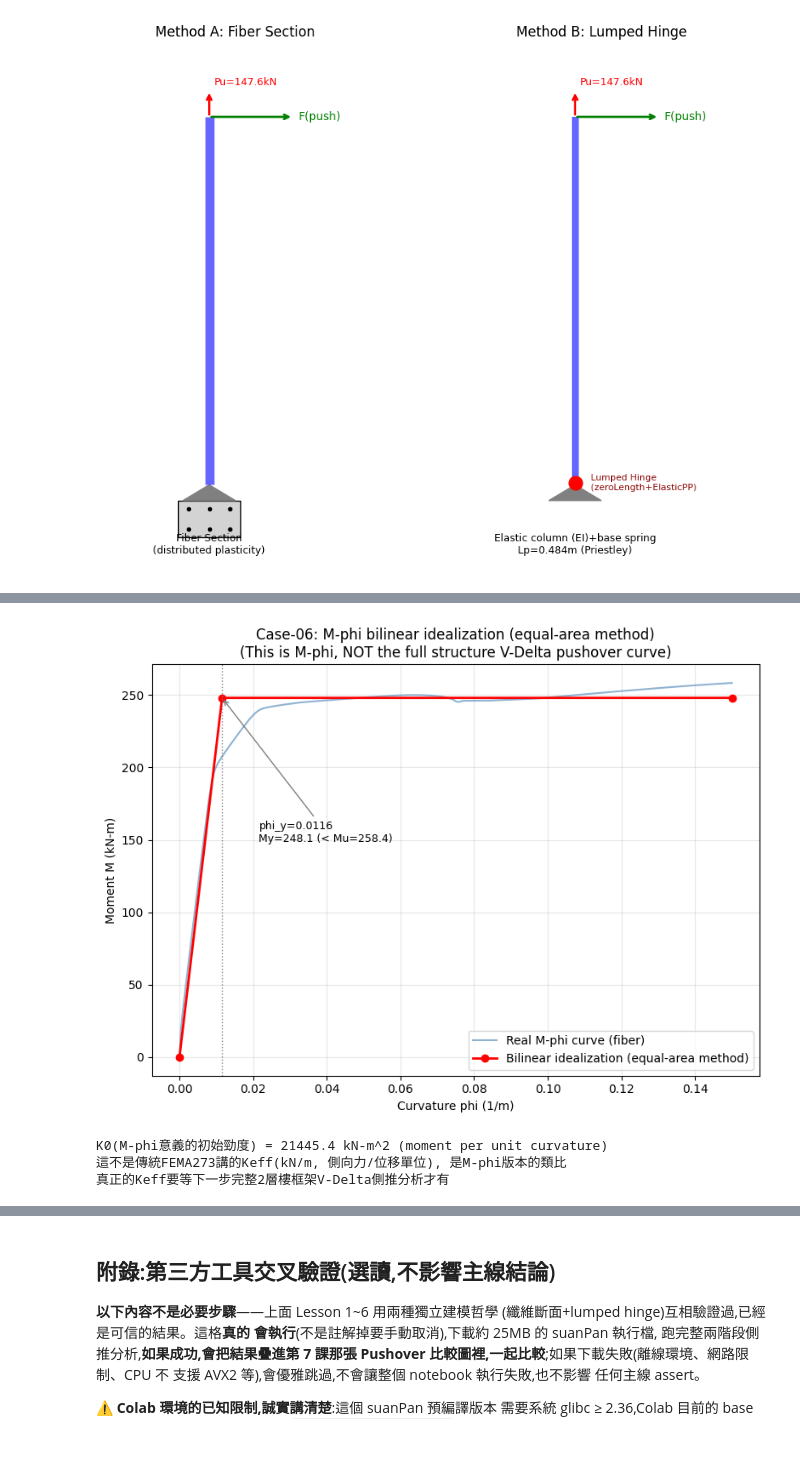
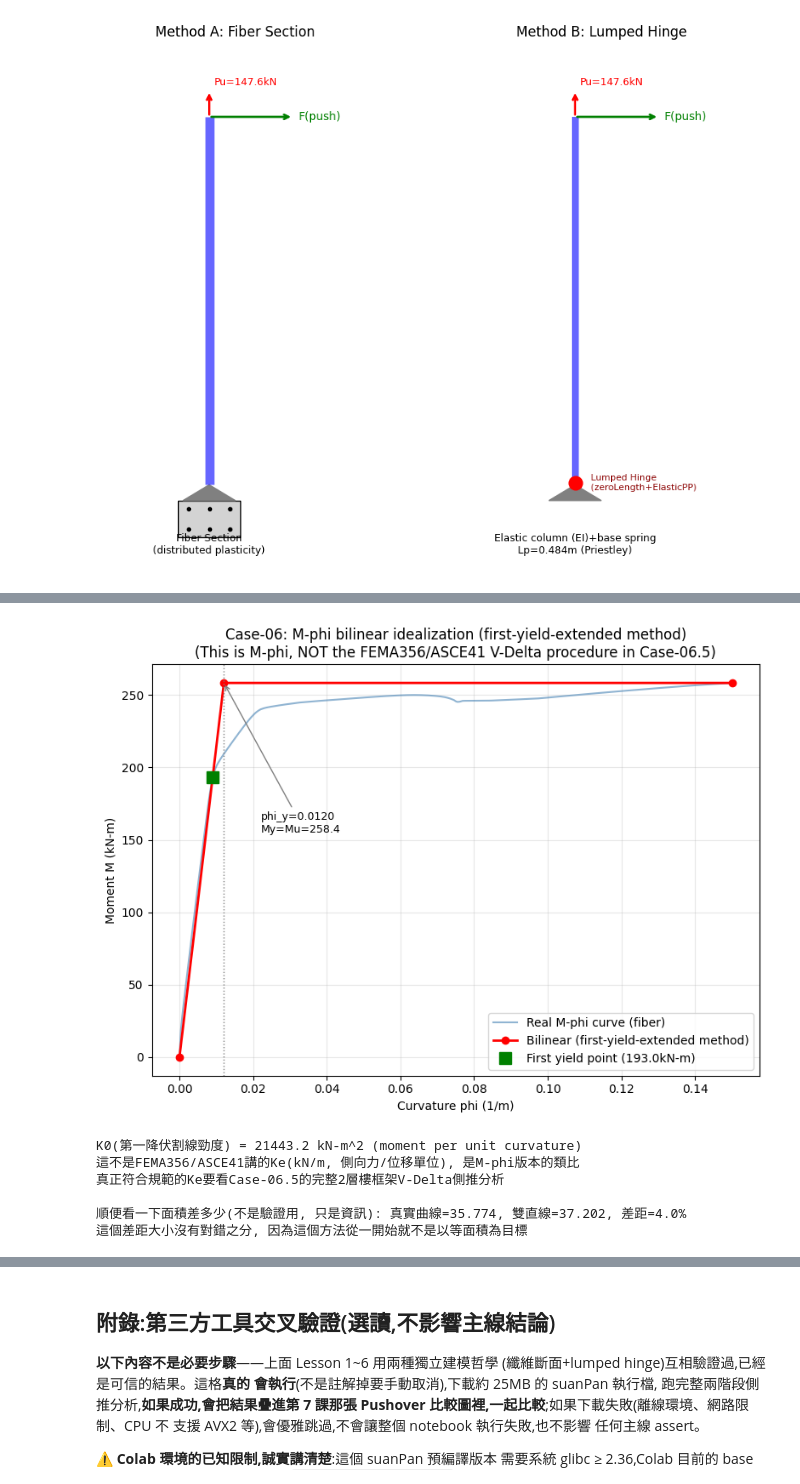
Before and after one commit to zhixiu0223/taiwan-seismic-code-calc, a Jupyter notebook: notebooks/case06_fiber_pm_interaction.ipynb, the cells around one changed output, grey strips where cells are left out. Cells and saved outputs as stored; diff of their text form; code cells hidden in the pictures; blank space fills up the shorter version.

Commit message:
FEMA356:0.6Vy割線穿越 m-phi:第一降伏點

```diff
--- a/notebooks/case06_fiber_pm_interaction.ipynb
+++ b/notebooks/case06_fiber_pm_interaction.ipynb
@@ -878,24 +891,35 @@ WARNING ZeroLength::setDomain(): Element 1 has L= 0.001, which is greater than t
 # %%
 fig, ax = plt.subplots(figsize=(8,6))
 ax.plot(phis, moments, '-', color='steelblue', lw=1.5, alpha=0.6, label='Real M-phi curve (fiber)')
 ax.plot([0, phi_y, phi_u], [0, My, My], 'o-', color='red', lw=2, ms=6,
-        label='Bilinear idealization (equal-area method)')
+        label='Bilinear (first-yield-extended method)')
+ax.plot(phi_first_yield, M_first_yield, 's', color='green', ms=10, zorder=5,
+        label=f'First yield point ({M_first_yield:.1f}kN-m)')
 ax.axvline(phi_y, color='gray', ls=':', lw=1)
-ax.annotate(f'phi_y={phi_y:.4f}\nMy={My:.1f} (< Mu={M_u:.1f})', xy=(phi_y,My), xytext=(phi_y+0.01,My*0.6),
+ax.annotate(f'phi_y={phi_y:.4f}\nMy=Mu={My:.1f}', xy=(phi_y,My), xytext=(phi_y+0.01,My*0.6),
             fontsize=9, arrowprops=dict(arrowstyle='->',color='gray'))
 ax.set_xlabel('Curvature phi (1/m)')
 ax.set_ylabel('Moment M (kN-m)')
-ax.set_title('Case-06: M-phi bilinear idealization (equal-area method)\n(This is M-phi, NOT the full structure V-Delta pushover curve)')
+ax.set_title('Case-06: M-phi bilinear idealization (first-yield-extended method)\n(This is M-phi, NOT the FEMA356/ASCE41 V-Delta procedure in Case-06.5)')
 ax.legend()
 ax.grid(True, alpha=0.3)
 plt.tight_layout()
 plt.show()
 
-print(f"K0(M-phi意義的初始勁度) = {K0:.1f} kN-m^2 (moment per unit curvature)")
-print("這不是傳統FEMA273講的Keff(kN/m, 側向力/位移單位), 是M-phi版本的類比")
-print("真正的Keff要等下一步完整2層樓框架V-Delta側推分析才有")
+print(f"K0(第一降伏割線勁度) = {K0:.1f} kN-m^2 (moment per unit curvature)")
+print("這不是FEMA356/ASCE41講的Ke(kN/m, 側向力/位移單位), 是M-phi版本的類比")
+print("真正符合規範的Ke要看Case-06.5的完整2層樓框架V-Delta側推分析")
+
+area_check = np.trapezoid(moments[:peak_idx+1], phis[:peak_idx+1])
+area_bilinear_check = 0.5*phi_y*My + (phi_u-phi_y)*My
+print(f"\n順便看一下面積差多少(不是驗證用, 只是資訊): 真實曲線={area_check:.3f}, "
+      f"雙直線={area_bilinear_check:.3f}, 差距={abs(area_bilinear_check-area_check)/area_check:.1%}")
+print("這個差距大小沒有對錯之分, 因為這個方法從一開始就不是以等面積為目標")
 # %% [output]
-[figure, old version]
+[figure, new version]
-K0(M-phi意義的初始勁度) = 21445.4 kN-m^2 (moment per unit curvature)
-這不是傳統FEMA273講的Keff(kN/m, 側向力/位移單位), 是M-phi版本的類比
-真正的Keff要等下一步完整2層樓框架V-Delta側推分析才有
+K0(第一降伏割線勁度) = 21443.2 kN-m^2 (moment per unit curvature)
+這不是FEMA356/ASCE41講的Ke(kN/m, 側向力/位移單位), 是M-phi版本的類比
+真正符合規範的Ke要看Case-06.5的完整2層樓框架V-Delta側推分析
+
+順便看一下面積差多少(不是驗證用, 只是資訊): 真實曲線=35.774, 雙直線=37.202, 差距=4.0%
+這個差距大小沒有對錯之分, 因為這個方法從一開始就不是以等面積為目標
```
Also changed, not shown: parts of 8 cells of this notebook.
